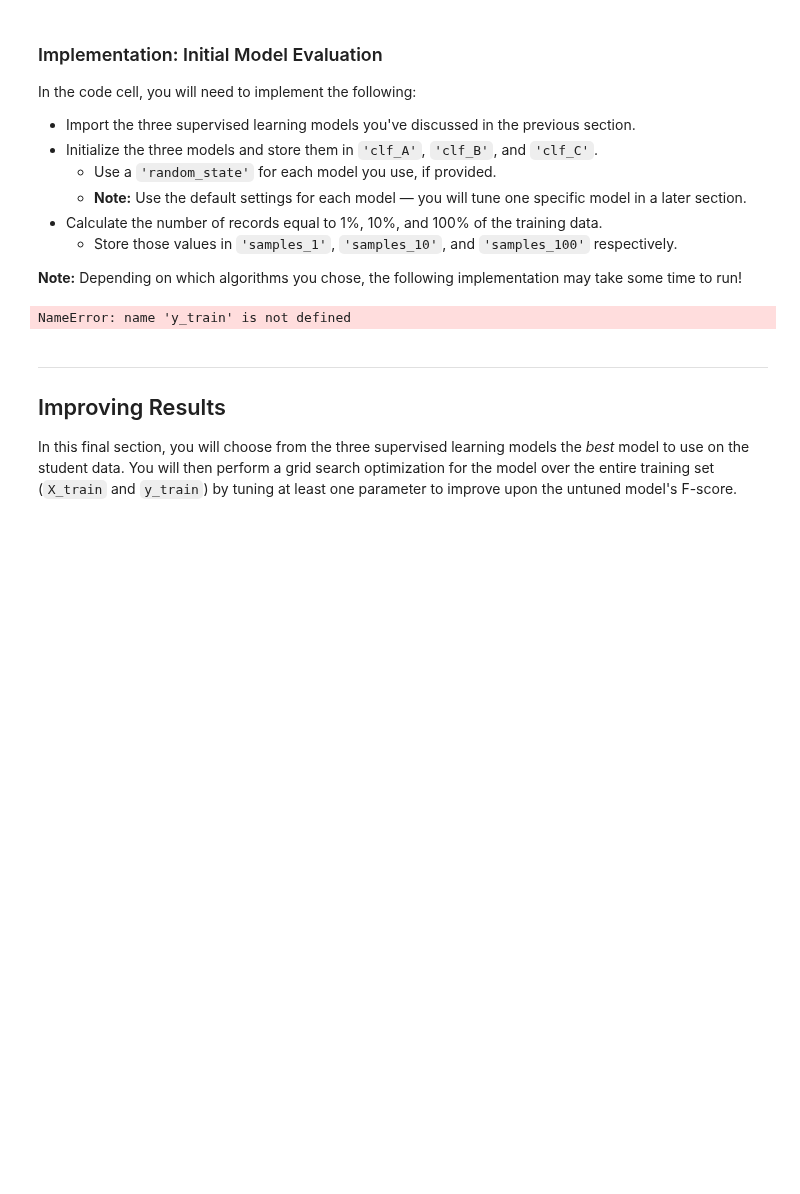
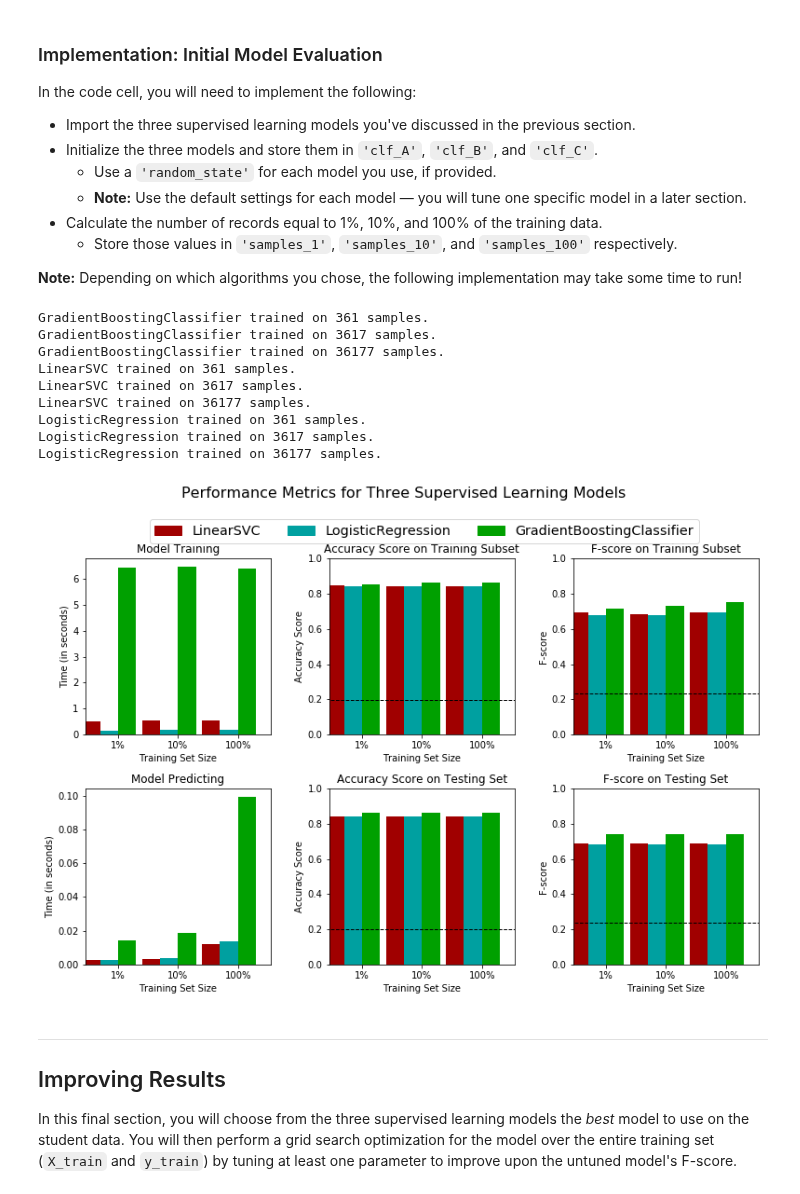
Before and after one commit to juanerolon/Income-Prediction-Machine-Learning, a Jupyter notebook: finding_donors.ipynb, the cells around one changed output. Drawn from its saved outputs; the diff is of its cells as text; code cells hidden in the pictures; blank space fills up the shorter version.

```diff
--- a/finding_donors.ipynb
+++ b/finding_donors.ipynb
@@ -581,38 +580,47 @@ In the code cell, you will need to implement the following:
 # %%
 # TODO: Import the three supervised learning models from sklearn
 
-from sklearn.tree import DecisionTreeClassifier
+from sklearn.svm import SVC
 from sklearn.ensemble import GradientBoostingClassifier
-from sklearn.ensemble import AdaBoostClassifier
+from sklearn.linear_model import LogisticRegression
 
 
 # TODO: Initialize the three models
-clf_A = DecisionTreeClassifier(random_state=0)
-clf_B = GradientBoostingClassifier(random_state=30)
-clf_C = AdaBoostClassifier(DecisionTreeClassifier(random_state=20),
-                         algorithm="SAMME")
+
+gdb = GradientBoostingClassifier(random_state=30)
+lsvc = LinearSVC(random_state=80)
+lreg = LogisticRegression(random_state=50)
 
 # TODO: Calculate the number of samples for 1%, 10%, and 100% of the training data
 # HINT: samples_100 is the entire training set i.e. len(y_train)
 # HINT: samples_10 is 10% of samples_100
 # HINT: samples_1 is 1% of samples_100
 samples_100 = int(len(y_train))
 samples_10 = int(0.1*samples_100)
 samples_1 = int(0.01*samples_100)
 
 # Collect results on the learners
 results = {}
-for clf in [clf_A, clf_B, clf_C]:
+for clf in [gdb, lsvc, lreg]:
     clf_name = clf.__class__.__name__
     results[clf_name] = {}
     for i, samples in enumerate([samples_1, samples_10, samples_100]):
         results[clf_name][i] = \
         train_predict(clf, samples, X_train, y_train, X_test, y_test)
 
 # Run metrics visualization for the three supervised learning models chosen
 vs.evaluate(results, accuracy, fscore)
 # %% [output]
-NameError: name 'y_train' is not defined
+GradientBoostingClassifier trained on 361 samples.
+GradientBoostingClassifier trained on 3617 samples.
+GradientBoostingClassifier trained on 36177 samples.
+LinearSVC trained on 361 samples.
+LinearSVC trained on 3617 samples.
+LinearSVC trained on 36177 samples.
+LogisticRegression trained on 361 samples.
+LogisticRegression trained on 3617 samples.
+LogisticRegression trained on 36177 samples.
+[figure, added]
 # %% [markdown]
 ----
 ## Improving Results
```
Also changed, not shown: parts of 3 cells of this notebook.
